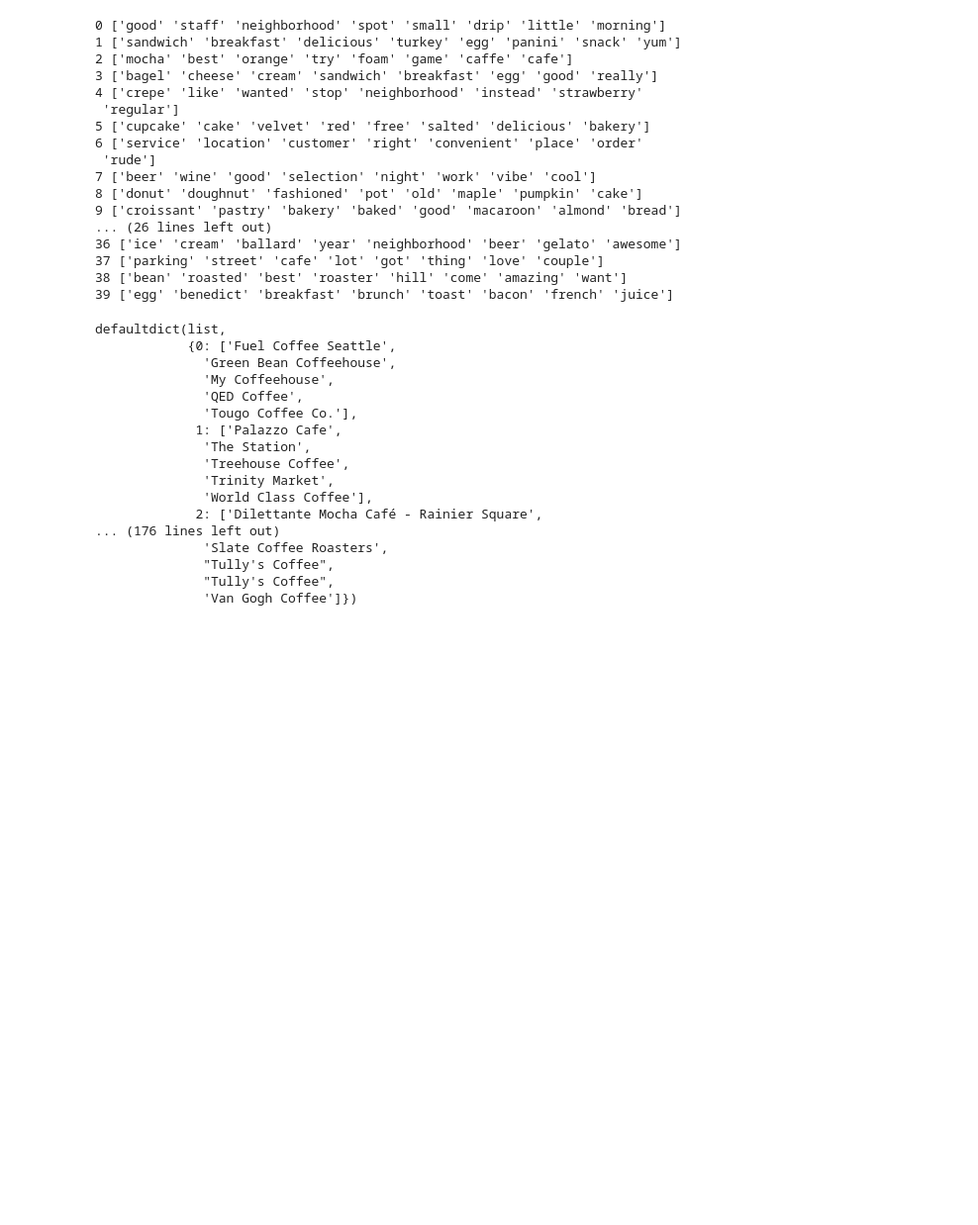
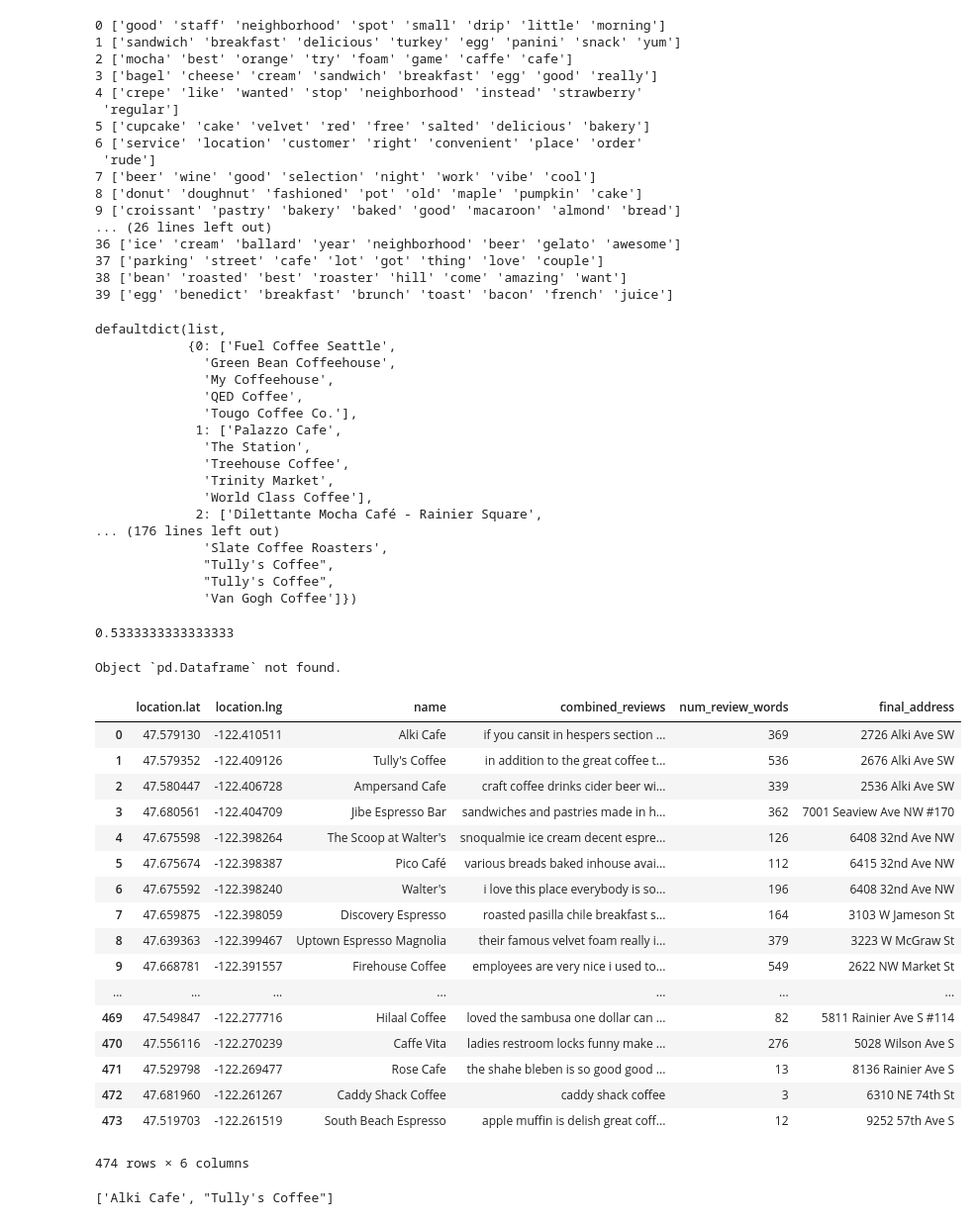
Before and after one commit to crredding/capstone_project, a Jupyter notebook: 1st_model.ipynb, the cells around one changed output. Shown: that part at 99% size. Cells and saved outputs as stored; diff of their text form; code cells hidden in the pictures; blank space fills up the shorter version.

```diff
--- a/1st_model.ipynb
+++ b/1st_model.ipynb
@@ -125,3 +125,7 @@ defaultdict(list,
               "Tully's Coffee",
               "Tully's Coffee",
               'Van Gogh Coffee']})
+# %%
+0.8/(0.7+0.8)
+# %% [output]
+0.5333333333333333
@@ -127,0 +134,25 @@ defaultdict(list,
+# %%
+pd.Dataframe?
+# %% [output]
+Object `pd.Dataframe` not found.
+# %%
+data
+# %% [output]
+|  | location.lat | location.lng | name | combined_reviews | num_review_words | final_address |
+| 0 | 47.579130 | -122.410511 | Alki Cafe | if you cansit in hespers section ... | 369 | 2726 Alki Ave SW |
+| 1 | 47.579352 | -122.409126 | Tully's Coffee | in addition to the great coffee t... | 536 | 2676 Alki Ave SW |
+| 2 | 47.580447 | -122.406728 | Ampersand Cafe | craft coffee drinks cider beer wi... | 339 | 2536 Alki Ave SW |
+| 3 | 47.680561 | -122.404709 | Jibe Espresso Bar | sandwiches and pastries made in h... | 362 | 7001 Seaview Ave NW #170 |
+| 4 | 47.675598 | -122.398264 | The Scoop at Walter's | snoqualmie ice cream decent espre... | 126 | 6408 32nd Ave NW |
+| 5 | 47.675674 | -122.398387 | Pico Café | various breads baked inhouse avai... | 112 | 6415 32nd Ave NW |
+| 6 | 47.675592 | -122.398240 | Walter's | i love this place everybody is so... | 196 | 6408 32nd Ave NW |
+| 7 | 47.659875 | -122.398059 | Discovery Espresso | roasted pasilla chile breakfast s... | 164 | 3103 W Jameson St |
+| 8 | 47.639363 | -122.399467 | Uptown Espresso Magnolia | their famous velvet foam really i... | 379 | 3223 W McGraw St |
+| 9 | 47.668781 | -122.391557 | Firehouse Coffee | employees are very nice i used to... | 549 | 2622 NW Market St |
+| ... | ... | ... | ... | ... | ... | ... |
+| 469 | 47.549847 | -122.277716 | Hilaal Coffee | loved the sambusa one dollar can ... | 82 | 5811 Rainier Ave S #114 |
+| 470 | 47.556116 | -122.270239 | Caffe Vita | ladies restroom locks funny make ... | 276 | 5028 Wilson Ave S |
+| 471 | 47.529798 | -122.269477 | Rose Cafe | the shahe bleben is so good good ... | 13 | 8136 Rainier Ave S |
+| 472 | 47.681960 | -122.261267 | Caddy Shack Coffee | caddy shack coffee | 3 | 6310 NE 74th St |
+| 473 | 47.519703 | -122.261519 | South Beach Espresso | apple muffin is delish great coff... | 12 | 9252 57th Ave S |
+474 rows × 6 columns
@@ -127,0 +163,4 @@ defaultdict(list,
+# %%
+list(new_df.iloc[0:2]['name'])
+# %% [output]
+['Alki Cafe', "Tully's Coffee"]
```
Also changed, not shown: parts of 5 cells of this notebook, 1 other file.
